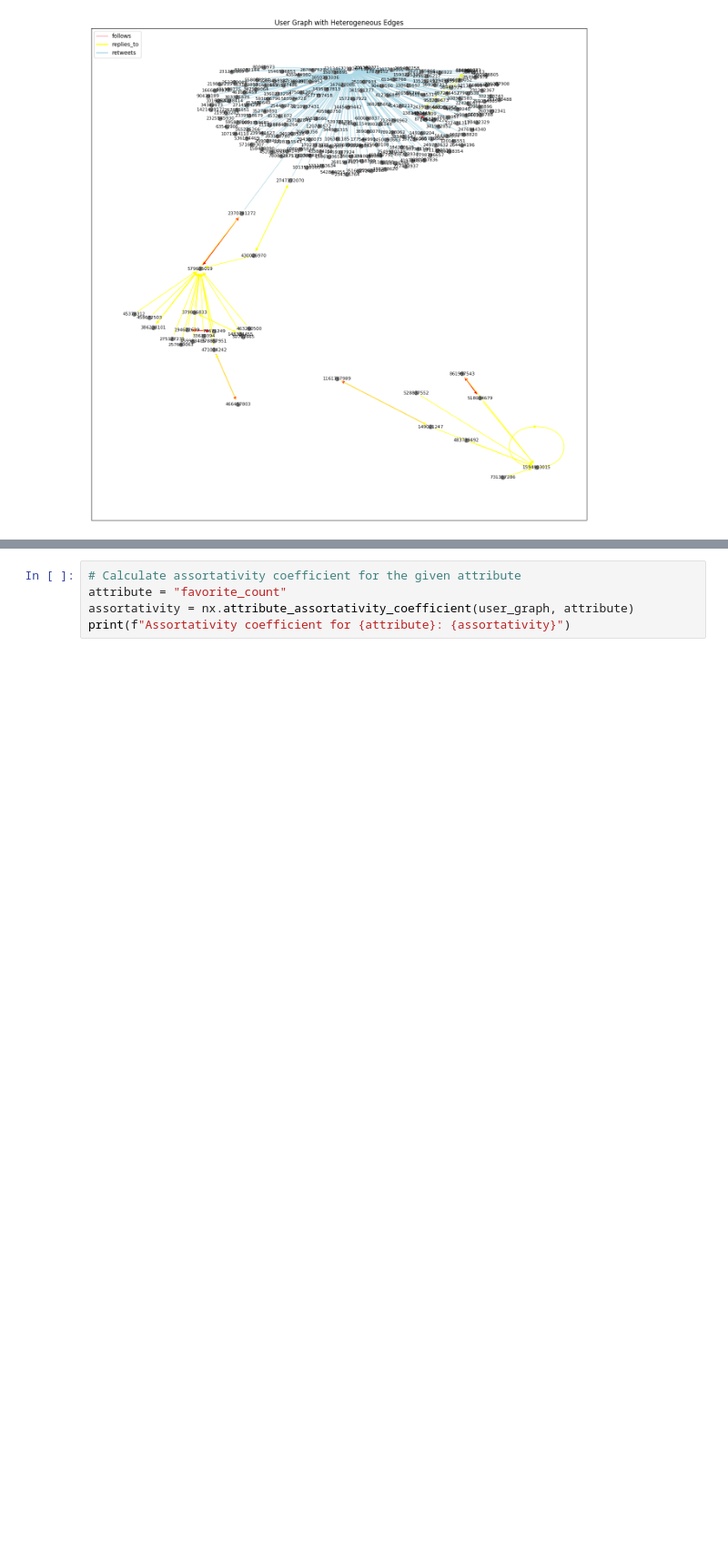
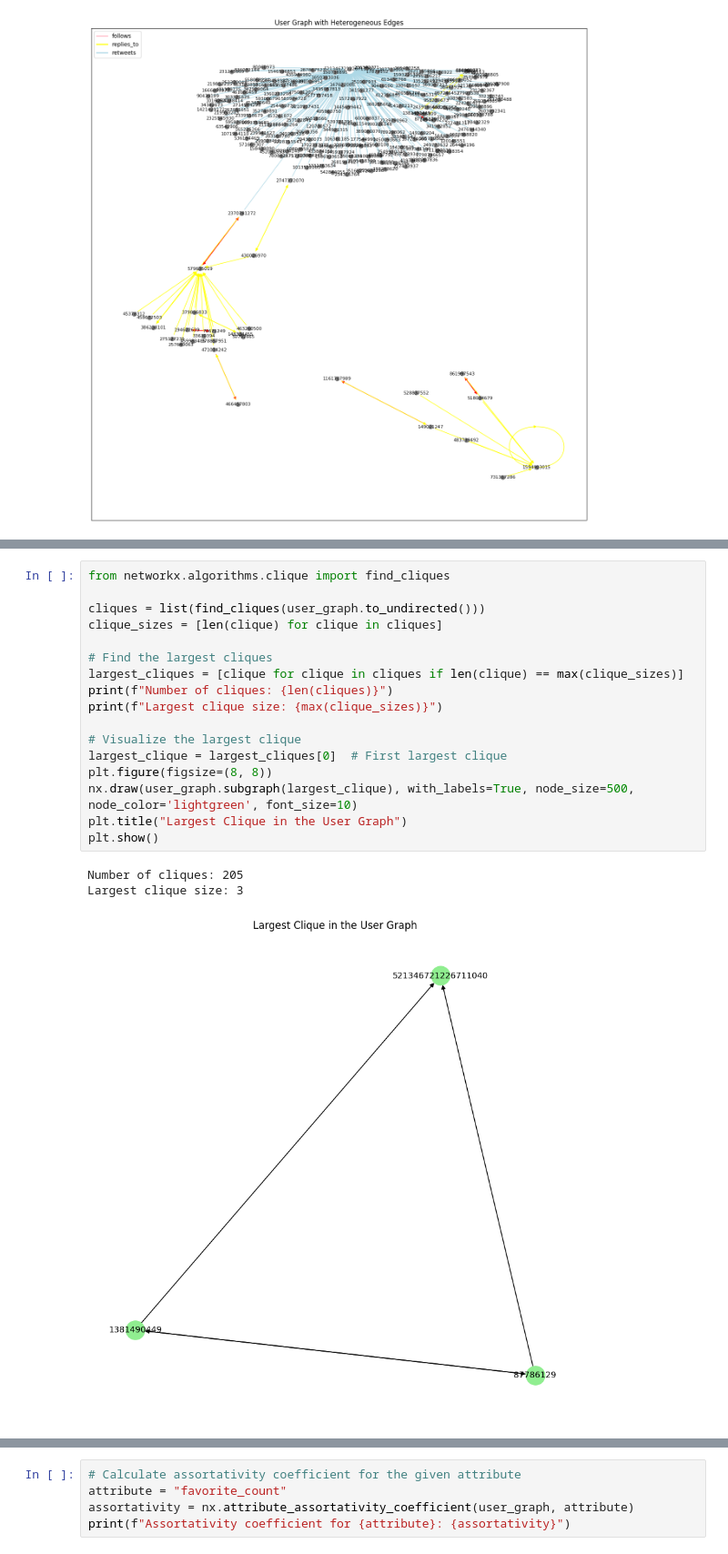
Before and after one commit to egeorg02/RumourDetection, a Jupyter notebook: communities.ipynb, the cells around one changed output, grey strips where cells are left out. Shown at 91% size. Drawn from its saved outputs; the diff is of its cells as text; blank space fills up the shorter version.

```diff
--- a/communities.ipynb
+++ b/communities.ipynb
@@ -117 +117,22 @@ Community 6: {483739492, 731357286, 861997543, 1594903015, 528837552, 1161707989
+# %%
+from networkx.algorithms.clique import find_cliques
+
+cliques = list(find_cliques(user_graph.to_undirected()))
+clique_sizes = [len(clique) for clique in cliques]
+
+# Find the largest cliques
+largest_cliques = [clique for clique in cliques if len(clique) == max(clique_sizes)]
+print(f"Number of cliques: {len(cliques)}")
+print(f"Largest clique size: {max(clique_sizes)}")
+
+# Visualize the largest clique
+largest_clique = largest_cliques[0]  # First largest clique
+plt.figure(figsize=(8, 8))
+nx.draw(user_graph.subgraph(largest_clique), with_labels=True, node_size=500, node_color='lightgreen', font_size=10)
+plt.title("Largest Clique in the User Graph")
+plt.show()
+# %% [output]
+Number of cliques: 205
+Largest clique size: 3
+[figure, added]
 # %%
```
Also changed, not shown: parts of 9 cells of this notebook, 7 other files.
